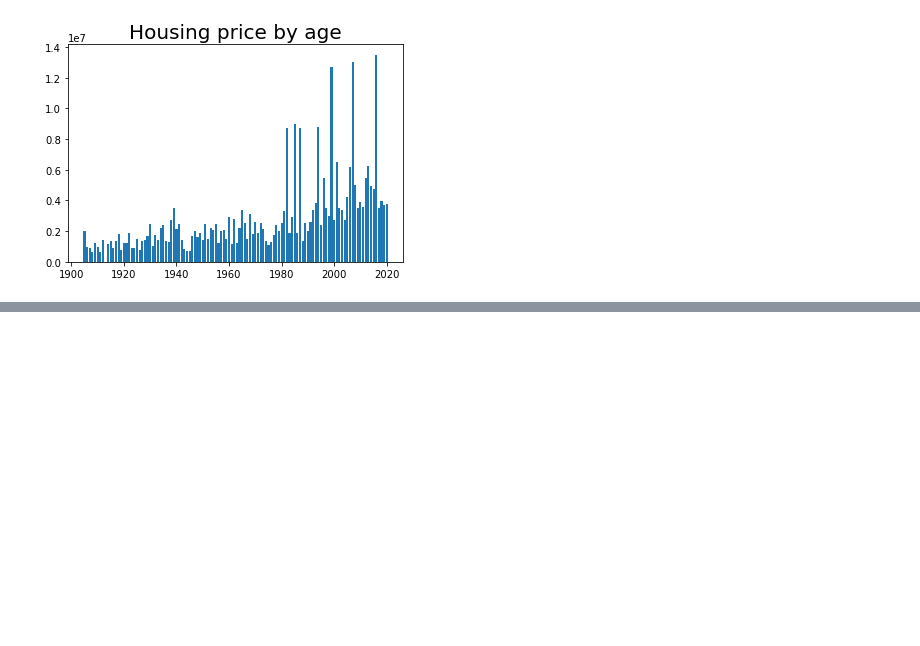
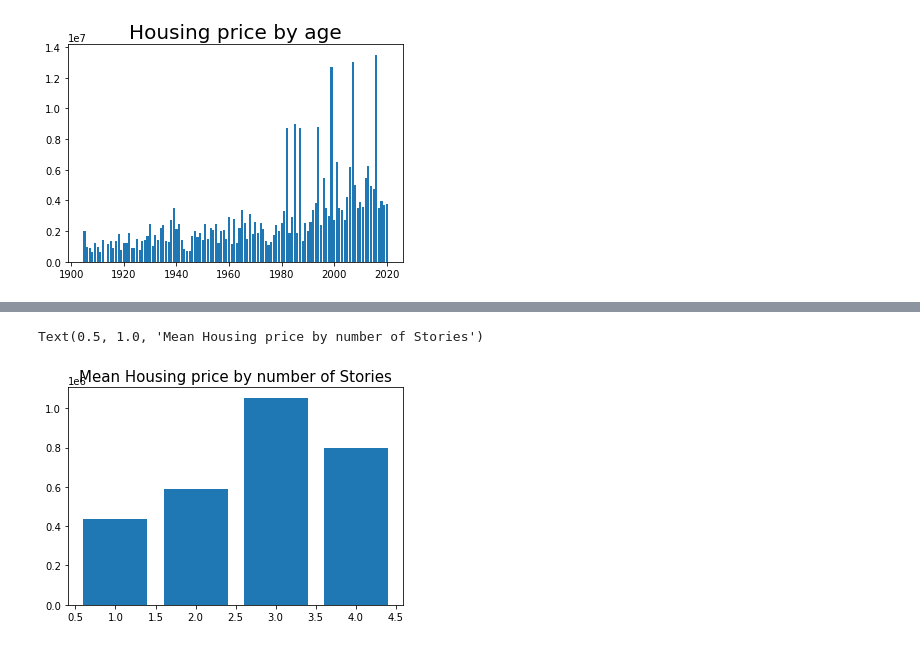
Before and after one commit to apaneser/House_Finding, a Jupyter notebook: Notebook/Austin_graphs.ipynb, the cells around one changed output, grey strips where cells are left out. Drawn from its saved outputs; the diff is of its cells as text; code cells hidden in the pictures; blank space fills up the shorter version.

```diff
--- a/Notebook/Austin_graphs.ipynb
+++ b/Notebook/Austin_graphs.ipynb
@@ -75,0 +101,6 @@ array([2012, 2013, 2018, 2002, 2020, 2016, 2005, 2003, 2010, 2000, 2009,
+# %%
+plt.bar([1, 2, 3, 4], mean_price_by_stories)
+plt.title('Mean Housing price by number of Stories', fontsize=15)
+# %% [output]
+Text(0.5, 1.0, 'Mean Housing price by number of Stories')
+[figure, added]
```
Also changed, not shown: parts of 9 cells of this notebook, 1 other file.
